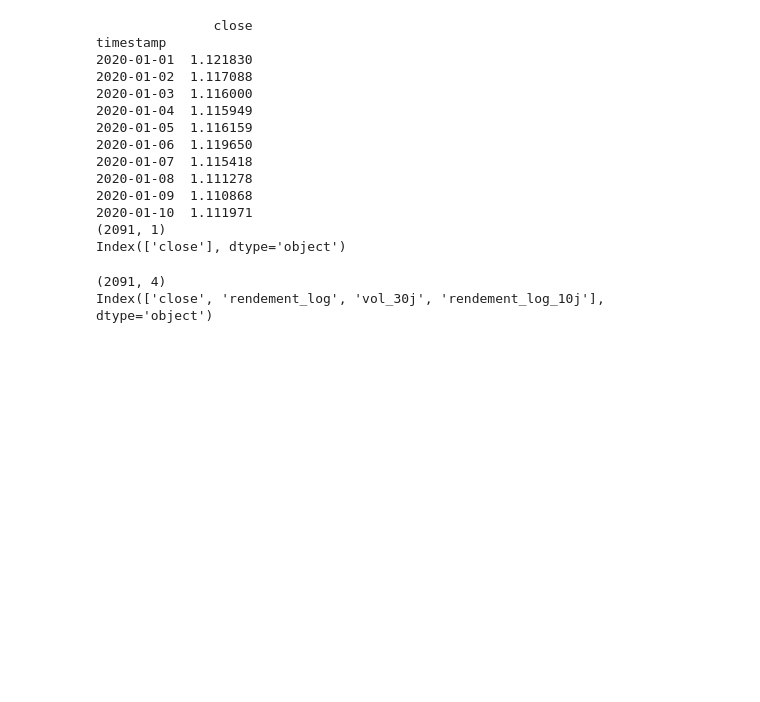
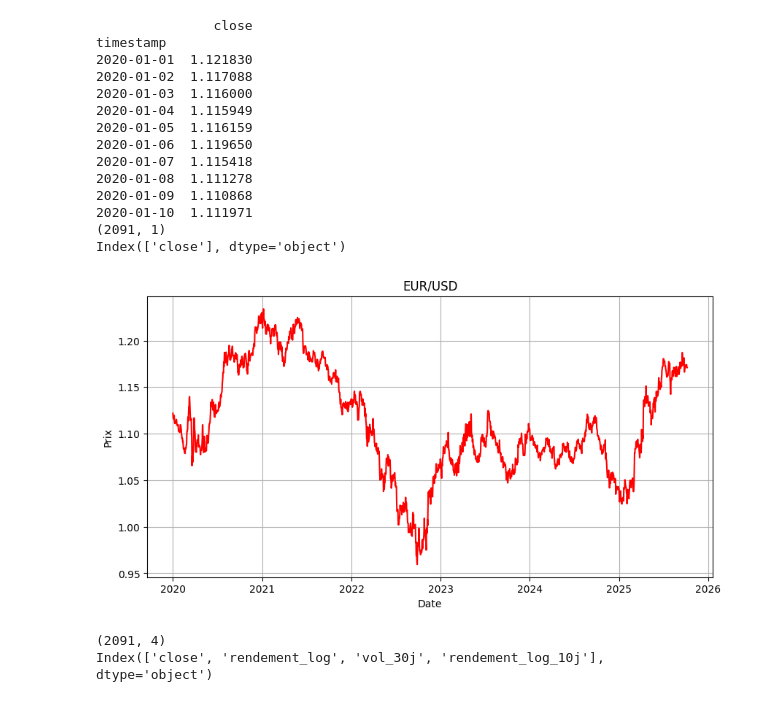
Before and after one commit to nphalier29/fx-shock-prediction, a Jupyter notebook: 0_main_test.ipynb, the cells around one changed output. Drawn from its saved outputs; the diff is of its cells as text; code cells hidden in the pictures; blank space fills up the shorter version.

```diff
--- a/0_main_test.ipynb
+++ b/0_main_test.ipynb
@@ -58,6 +58,16 @@ timestamp
 2020-01-10  1.111971
 (2091, 1)
 Index(['close'], dtype='object')
+# %%
+plt.figure(figsize=(10, 5))
+plt.plot(eur_usd["close"], color='red')  # trace la variable close
+plt.title('EUR/USD')                      # titre du graphique
+plt.xlabel('Date')                        # étiquette de l'axe x
+plt.ylabel('Prix')                        # étiquette de l'axe y
+plt.grid(True)                            # ajoute une grille
+plt.show()
+# %% [output]
+[figure, added]
 # %%
 # --- Indicateurs de base ---
 
```
Also changed, not shown: parts of 3 cells of this notebook, 3 other files.
